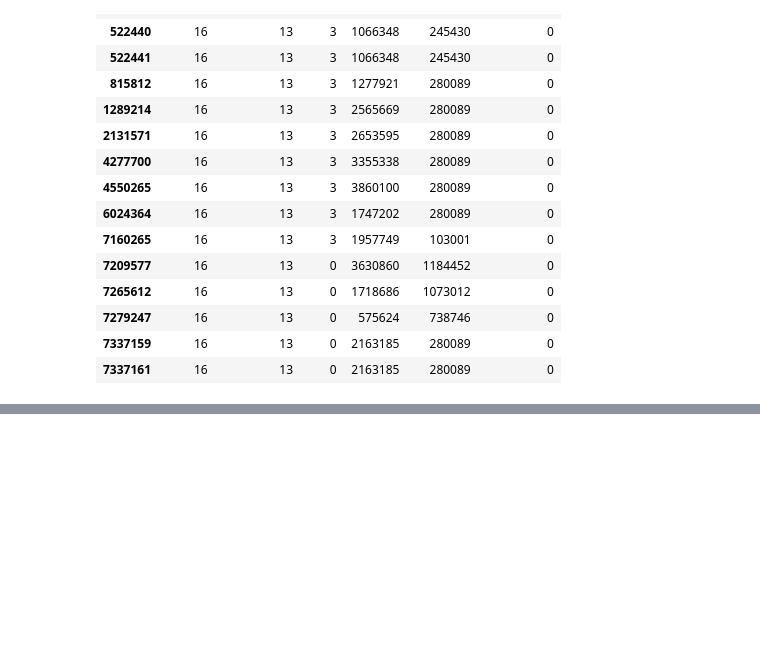
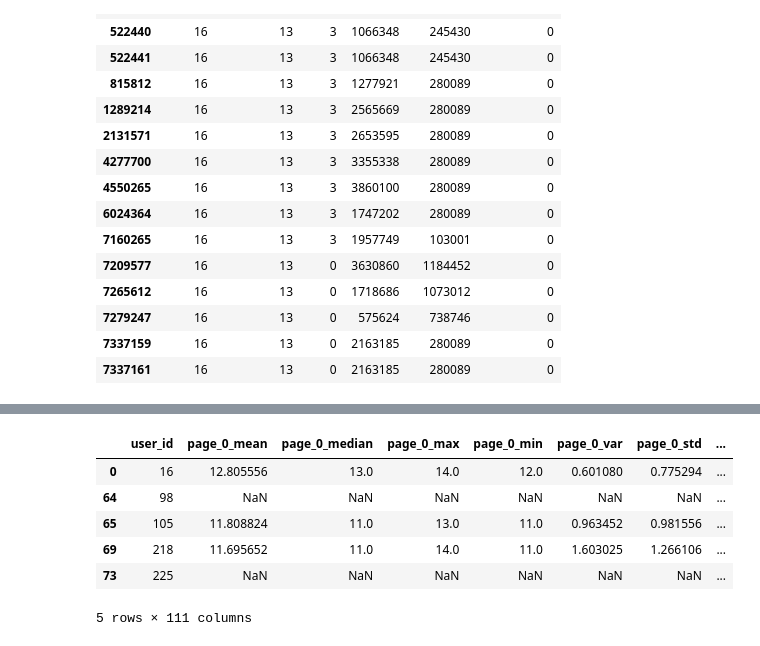
Before and after one commit to fuhailin/2018-Big-Data-Challenge, a Jupyter notebook: solution/baseline.ipynb, the cells around one changed output, grey strips where cells are left out. Cells and saved outputs as stored; diff of their text form; code cells hidden in the pictures; blank space fills up the shorter version.

```diff
--- a/solution/baseline.ipynb
+++ b/solution/baseline.ipynb
@@ -551,0 +1041,6 @@ user_activity.head(15)
+# %%
+def clear_variable():
+    global launch_day_df
+    global launch_day_gap_df
+    launch_day_df = pd.DataFrame()
+    launch_day_gap_df = pd.DataFrame()
@@ -551,0 +1140,17 @@ user_activity.head(15)
+# %%
+def page_seq(df, action, start, end):
+    for i in range(5):
+        print('提取page_%d序列特征...' % i)
+        action[action.page == i].groupby('user_id').apply(lambda x: get_feature(x, 'page_%d' % i, start))
+        df = pd.merge(df, launch_day_df, how='left', on='user_id')
+        df = pd.merge(df, launch_day_gap_df, how='left', on='user_id')
+        clear_variable()
+    df = df.drop_duplicates()
+    return df#.to_csv('feature_set/%d_%d_page_seq.csv' % (start, end))
+# %%
+%%time
+launch_day_df = pd.DataFrame()
+launch_day_gap_df = pd.DataFrame()
+df = pd.DataFrame()
+df['user_id'] = np.unique(activity['user_id'])
+test4 = page_seq(df, activity, start_day, end_day)
@@ -551,0 +1164,10 @@ user_activity.head(15)
+# %%
+test4.head()
+# %% [output]
+|  | user_id | page_0_mean | page_0_median | page_0_max | page_0_min | page_0_var | page_0_std | ... |
+| 0 | 16 | 12.805556 | 13.0 | 14.0 | 12.0 | 0.601080 | 0.775294 | ... |
+| 64 | 98 | NaN | NaN | NaN | NaN | NaN | NaN | ... |
+| 65 | 105 | 11.808824 | 11.0 | 13.0 | 11.0 | 0.963452 | 0.981556 | ... |
+| 69 | 218 | 11.695652 | 11.0 | 14.0 | 11.0 | 1.603025 | 1.266106 | ... |
+| 73 | 225 | NaN | NaN | NaN | NaN | NaN | NaN | ... |
+5 rows × 111 columns
```
Also changed, not shown: parts of 58 cells of this notebook, 8 other files.
